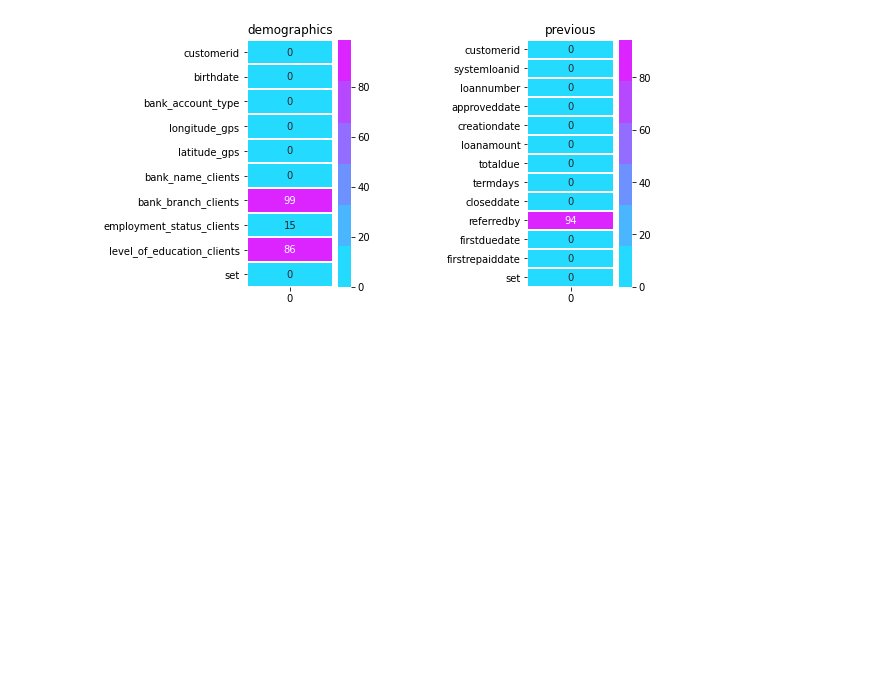
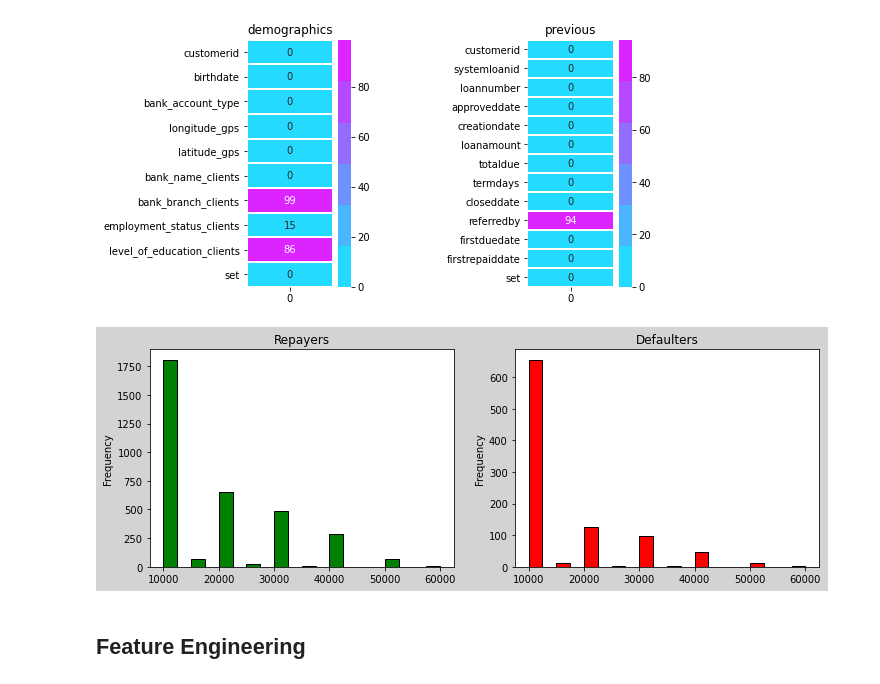
Before and after one commit to morreh89/Loan-Default-Prediction, a Jupyter notebook: Loan_Default_Prediction.ipynb, the cells around one changed output. Cells and saved outputs as stored; diff of their text form; code cells hidden in the pictures; blank space fills up the shorter version.

```diff
--- a/Loan_Default_Prediction.ipynb
+++ b/Loan_Default_Prediction.ipynb
@@ -342,3 +356,17 @@ plt.title("previous")
 plt.subplots_adjust(wspace = 1.6)
 # %% [output]
 [figure]
+# %%
+fig, ax = plt.subplots(1, 2, figsize=(12, 4))
+Tperfomance[Tperfomance['good_bad_flag'] == 1].loanamount.plot.hist(
+    ax=ax[0], bins=20, edgecolor='black', color='green')
+ax[0].set_title('Repayers')
+Tperfomance[Tperfomance['good_bad_flag'] == 0].loanamount.plot.hist(
+    ax=ax[1], color='red', bins=20, edgecolor='black')
+ax[1].set_title('Defaulters')
+fig.set_facecolor("lightgrey")
+plt.show()
+# %% [output]
+[figure, added]
+# %% [markdown]
+## Feature Engineering
```
Also changed, not shown: parts of 128 cells of this notebook.
